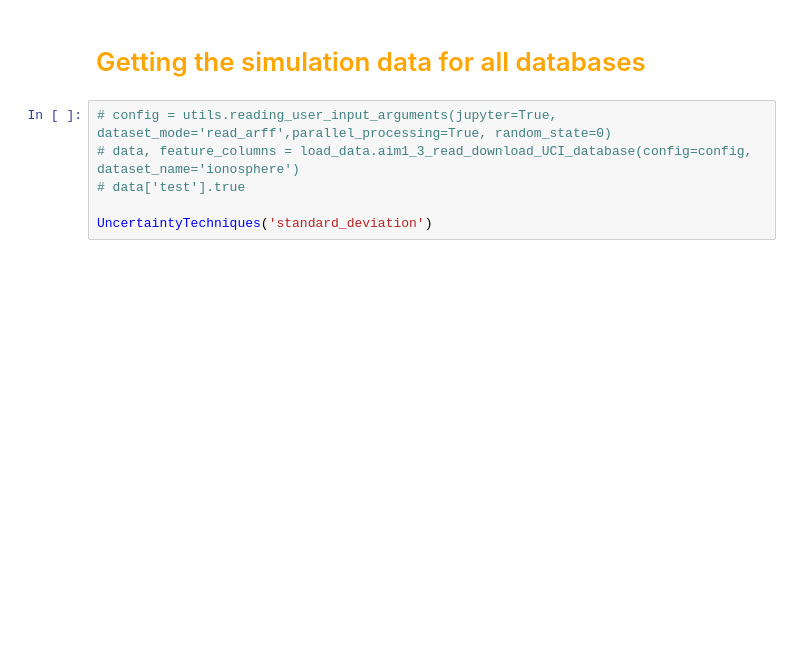
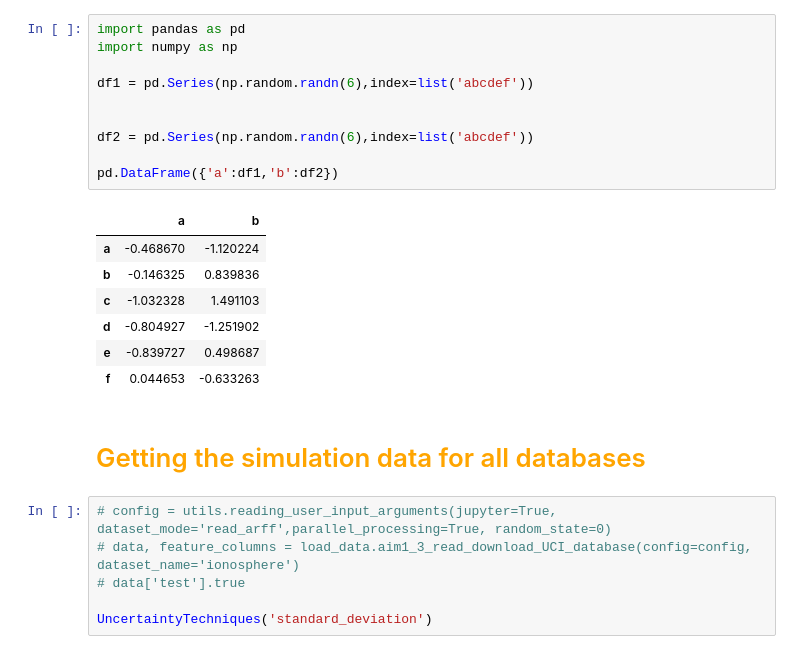
Before and after one commit to artinmajdi/crowd_certain, a Jupyter notebook: crowd_certain/notebooks/1.3.4_paper_figures_final.ipynb, the cells around one changed output. Cells and saved outputs as stored; diff of their text form; blank space fills up the shorter version.

```diff
--- a/crowd_certain/notebooks/1.3.4_paper_figures_final.ipynb
+++ b/crowd_certain/notebooks/1.3.4_paper_figures_final.ipynb
@@ -12,6 +9,24 @@ a
 [<ProposedTechniqueNames.PROPOSED: 'Crowd-Certain Without Penalization'>,
  <ProposedTechniqueNames.PROPOSED_PENALIZED: 'Crowd-Certain'>,
  <MainBenchmarks.TAO: 'Tao'>]
+# %%
+import pandas as pd
+import numpy as np
+
+df1 = pd.Series(np.random.randn(6),index=list('abcdef'))
+
+
+df2 = pd.Series(np.random.randn(6),index=list('abcdef'))
+
+pd.DataFrame({'a':df1,'b':df2})
+# %% [output]
+|  | a | b |
+| a | -0.468670 | -1.120224 |
+| b | -0.146325 | 0.839836 |
+| c | -1.032328 | 1.491103 |
+| d | -0.804927 | -1.251902 |
+| e | -0.839727 | 0.498687 |
+| f | 0.044653 | -0.633263 |
 # %% [markdown]
 # <span style="color:orange; font-family:PT Sans Narrow; font-size:1em"> Getting the simulation data for all databases </span>
 # %%
```
Also changed, not shown: parts of 1 cell of this notebook, 1 other file.
